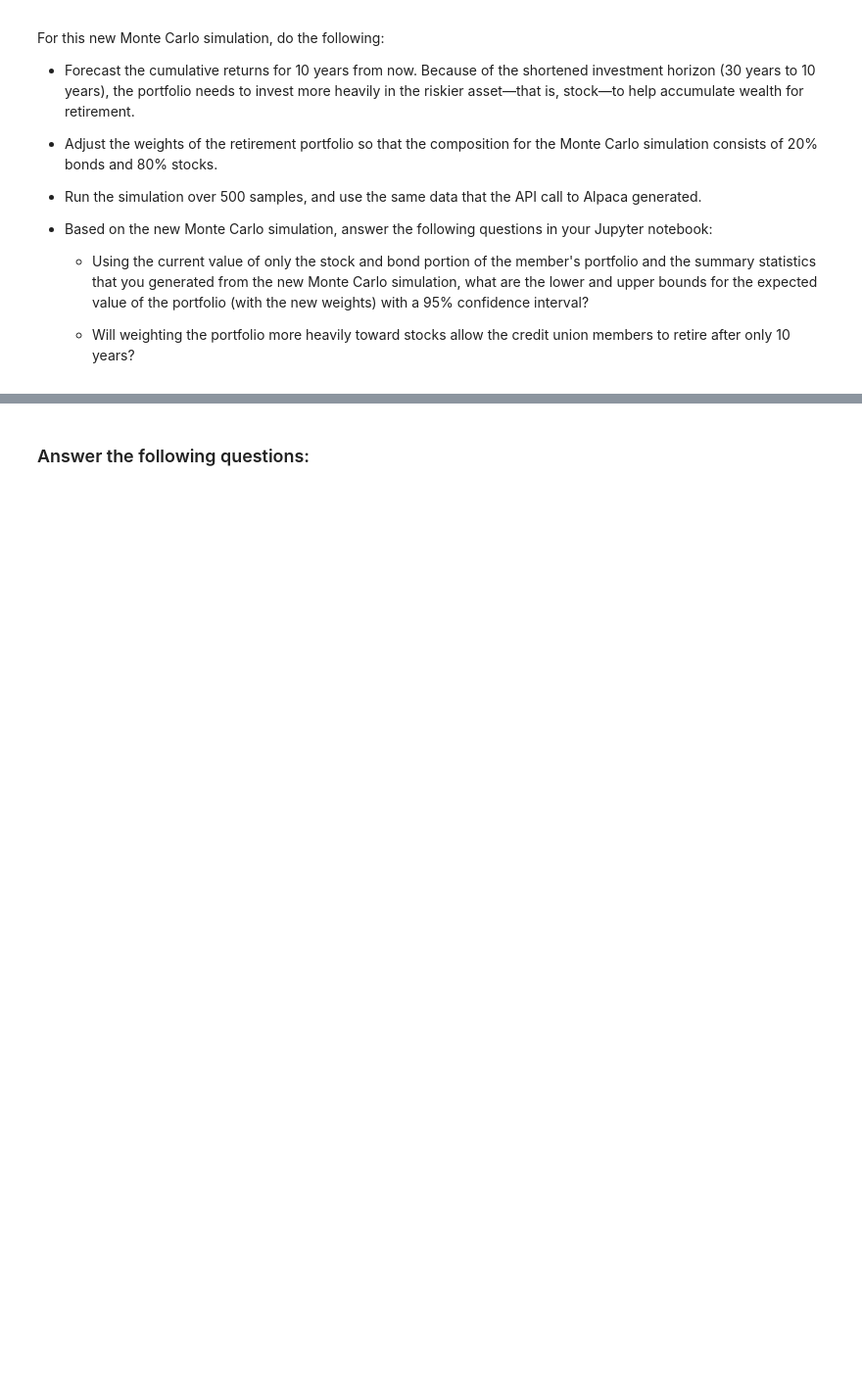
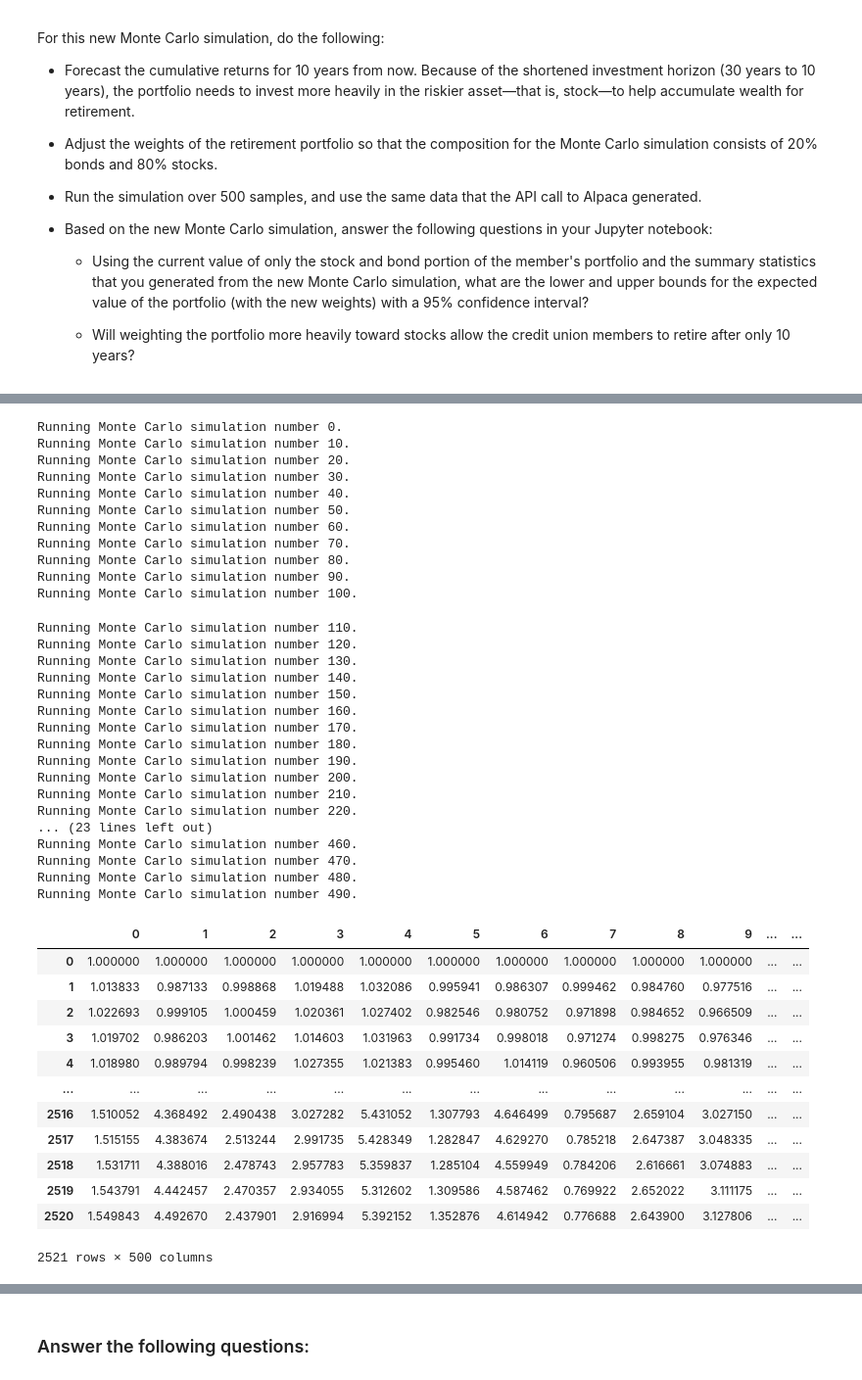
Before and after one commit to fonzeon/Financial-Planning, a Jupyter notebook: financial_planning_tools.ipynb, the cells around one changed output, grey strips where cells are left out. Shown: that part at 98% size. Saved outputs shown, nothing was run; the diff lists cells and outputs as text; code cells hidden in the pictures; blank space fills up the shorter version.

```diff
--- a/financial_planning_tools.ipynb
+++ b/financial_planning_tools.ipynb
@@ -650,6 +663,48 @@ For this new Monte Carlo simulation, do the following:
 # %%
 # Run the Monte Carlo simulation to forecast 10 years cumulative returns
-# YOUR CODE HERE
+MC_10year.calc_cumulative_return()
+# %% [output]
+Running Monte Carlo simulation number 0.
+Running Monte Carlo simulation number 10.
+Running Monte Carlo simulation number 20.
+Running Monte Carlo simulation number 30.
+Running Monte Carlo simulation number 40.
+Running Monte Carlo simulation number 50.
+Running Monte Carlo simulation number 60.
+Running Monte Carlo simulation number 70.
+Running Monte Carlo simulation number 80.
+Running Monte Carlo simulation number 90.
+Running Monte Carlo simulation number 100.
+Running Monte Carlo simulation number 110.
+Running Monte Carlo simulation number 120.
+Running Monte Carlo simulation number 130.
+Running Monte Carlo simulation number 140.
+Running Monte Carlo simulation number 150.
+Running Monte Carlo simulation number 160.
+Running Monte Carlo simulation number 170.
+Running Monte Carlo simulation number 180.
+Running Monte Carlo simulation number 190.
+Running Monte Carlo simulation number 200.
+Running Monte Carlo simulation number 210.
+Running Monte Carlo simulation number 220.
+... (23 lines left out)
+Running Monte Carlo simulation number 460.
+Running Monte Carlo simulation number 470.
+Running Monte Carlo simulation number 480.
+Running Monte Carlo simulation number 490.
+|  | 0 | 1 | 2 | 3 | 4 | 5 | 6 | 7 | 8 | 9 | ... | ... |
+| 0 | 1.000000 | 1.000000 | 1.000000 | 1.000000 | 1.000000 | 1.000000 | 1.000000 | 1.000000 | 1.000000 | 1.000000 | ... | ... |
+| 1 | 1.013833 | 0.987133 | 0.998868 | 1.019488 | 1.032086 | 0.995941 | 0.986307 | 0.999462 | 0.984760 | 0.977516 | ... | ... |
+| 2 | 1.022693 | 0.999105 | 1.000459 | 1.020361 | 1.027402 | 0.982546 | 0.980752 | 0.971898 | 0.984652 | 0.966509 | ... | ... |
+| 3 | 1.019702 | 0.986203 | 1.001462 | 1.014603 | 1.031963 | 0.991734 | 0.998018 | 0.971274 | 0.998275 | 0.976346 | ... | ... |
+| 4 | 1.018980 | 0.989794 | 0.998239 | 1.027355 | 1.021383 | 0.995460 | 1.014119 | 0.960506 | 0.993955 | 0.981319 | ... | ... |
+| ... | ... | ... | ... | ... | ... | ... | ... | ... | ... | ... | ... | ... |
+| 2516 | 1.510052 | 4.368492 | 2.490438 | 3.027282 | 5.431052 | 1.307793 | 4.646499 | 0.795687 | 2.659104 | 3.027150 | ... | ... |
+| 2517 | 1.515155 | 4.383674 | 2.513244 | 2.991735 | 5.428349 | 1.282847 | 4.629270 | 0.785218 | 2.647387 | 3.048335 | ... | ... |
+| 2518 | 1.531711 | 4.388016 | 2.478743 | 2.957783 | 5.359837 | 1.285104 | 4.559949 | 0.784206 | 2.616661 | 3.074883 | ... | ... |
+| 2519 | 1.543791 | 4.442457 | 2.470357 | 2.934055 | 5.312602 | 1.309586 | 4.587462 | 0.769922 | 2.652022 | 3.111175 | ... | ... |
+| 2520 | 1.549843 | 4.492670 | 2.437901 | 2.916994 | 5.392152 | 1.352876 | 4.614942 | 0.776688 | 2.643900 | 3.127806 | ... | ... |
+2521 rows × 500 columns
 # %%
 # Visualize the 10-year Monte Carlo simulation by creating an
 # overlay line plot
```
Also changed, not shown: parts of 23 cells of this notebook, 2 other files.
